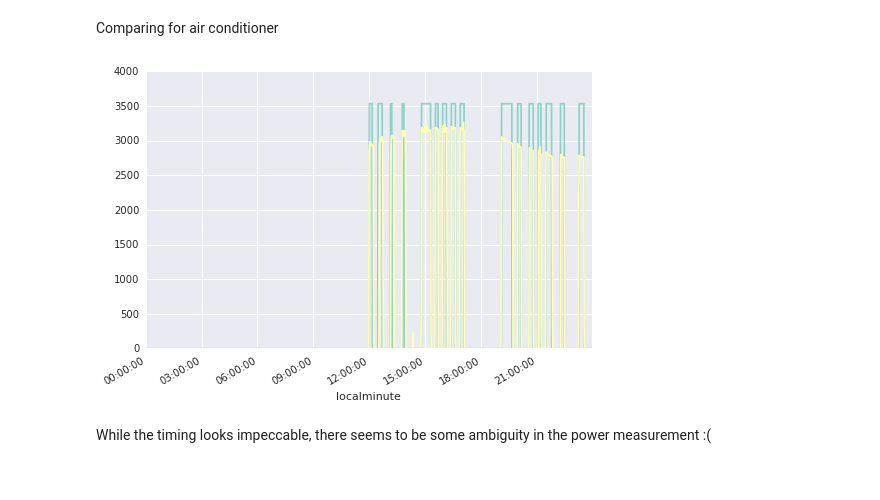
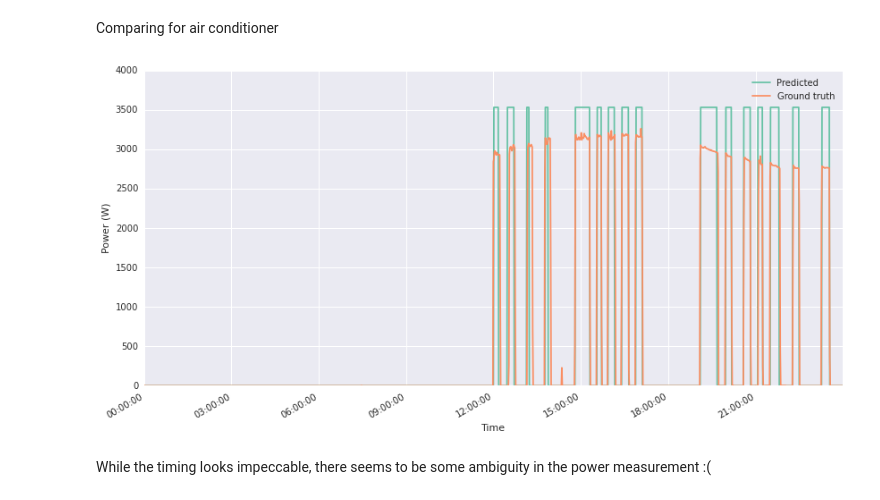
Before and after one commit to nilmtk/nilmtk, a Jupyter notebook: notebooks/hart.ipynb, the cells around one changed output. Cells and saved outputs as stored; diff of their text form; code cells hidden in the pictures.

Commit message:
Corrected from typos in Hart notebook and better colors and plots

```diff
--- a/notebooks/hart.ipynb
+++ b/notebooks/hart.ipynb
@@ -11,9 +11,7 @@ from pylab import rcParams
 import matplotlib.pyplot as plt
 %matplotlib inline
 
-rcParams['figure.figsize'] = (14, 7)
-
-
+rcParams['figure.figsize'] = (12, 6)
 
 import nilmtk
 from nilmtk import DataSet, TimeFrame, MeterGroup, HDFDataStore
@@ -21,7 +19,7 @@ from nilmtk.disaggregate import CombinatorialOptimisation
 from nilmtk.utils import print_dict
 from nilmtk.metrics import f1_score
 import seaborn as sns
-sns.set_palette("Set1", n_colors=12)
+sns.set_palette("Set3", n_colors=12)
 
 
 import warnings
@@ -246,10 +223,13 @@ ax2.
 # %% [markdown]
 Comparing for air conditioner
 # %%
-disag_elec['unknown', 1].plot()
-elec['air conditioner', 1].plot()
+ax1 = disag_elec['unknown', 1].plot()
+ax2 = elec['air conditioner', 1].plot()
+ax1.legend(["Predicted", "Ground truth"]);
+plt.ylabel("Power (W)")
+plt.xlabel("Time");
 # %% [output]
-[figure, old version]
+[figure, new version]
 # %% [markdown]
 While the timing looks impeccable, there seems to be some ambiguity in the power measurement :(
 # %% [markdown]
```
Also changed, not shown: parts of 15 cells of this notebook.
